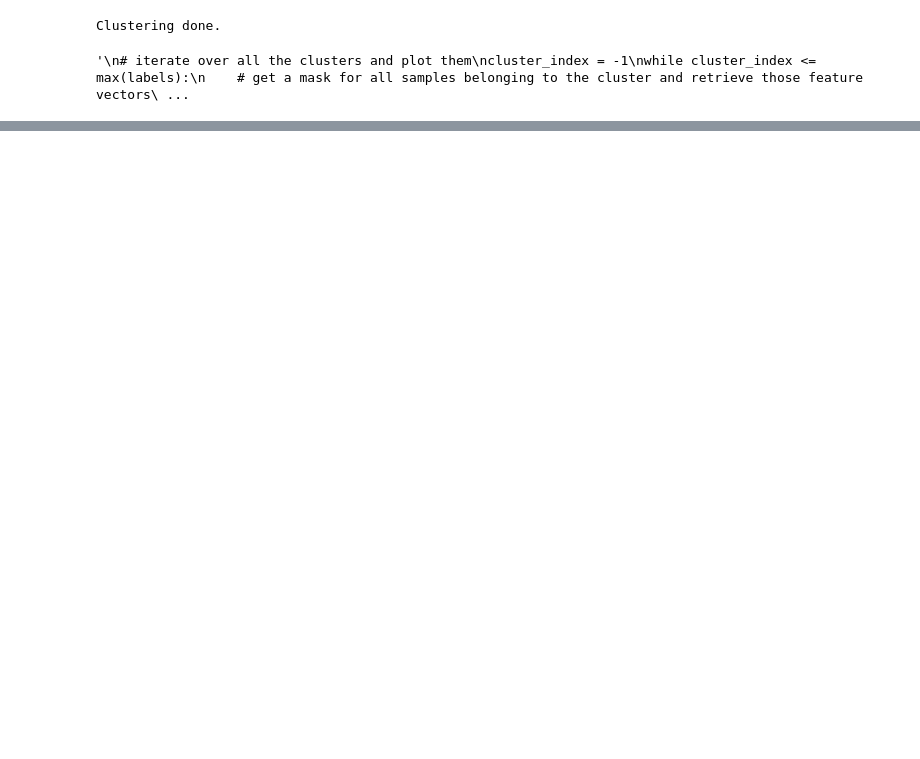
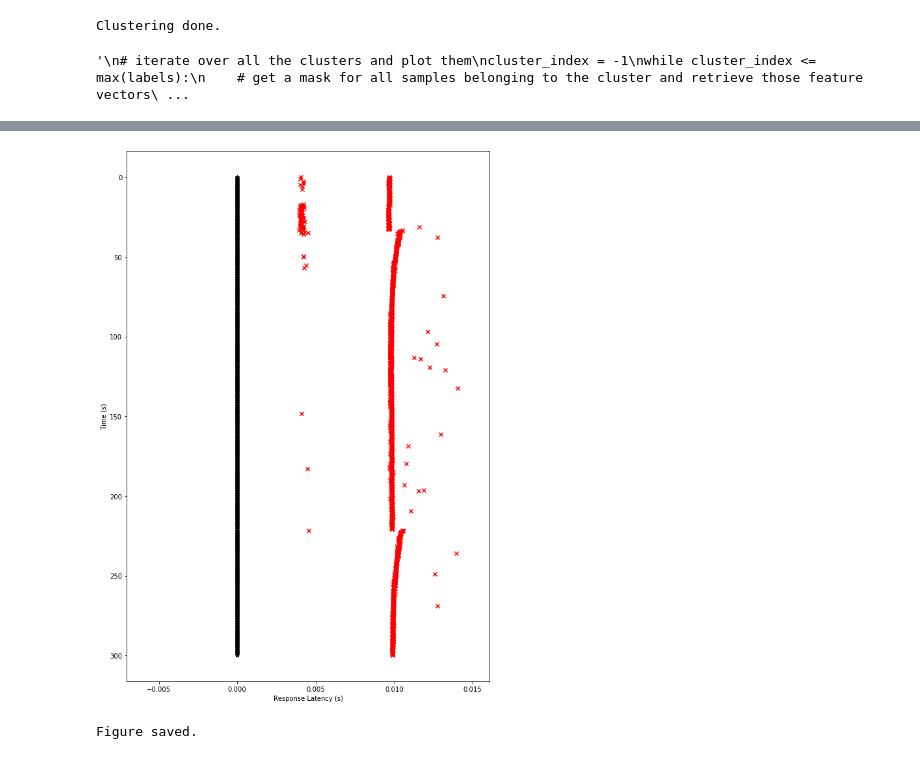
Before and after one commit to rwth-imi/openMNGlab, a Jupyter notebook: code/DBSCAN-Clustering.ipynb, the cells around one changed output, grey strips where cells are left out. Cells and saved outputs as stored; diff of their text form; code cells hidden in the pictures; blank space fills up the shorter version.

```diff
--- a/code/DBSCAN-Clustering.ipynb
+++ b/code/DBSCAN-Clustering.ipynb
@@ -116,0 +135,17 @@ plt.show()
+# %%
+import plotting
+import importlib
+importlib.reload(plotting)
+from plotting import FallingLeafPlot
+import itertools
+
+clusters_to_plot = [0, 21]
+indices = [(True if lbl in clusters_to_plot else False) for lbl in labels]
+track_aps = list(itertools.compress(actpots, indices))
+
+flplot = FallingLeafPlot()
+flplot.plot(regular_stimuli = el_stimuli, action_potentials = track_aps, plot_hlines = False)
+flplot.save_to_file(filename = "../results/falling_leaf_" + file_name + ".png")
+# %% [output]
+[figure, added]
+Figure saved.
```
Also changed, not shown: parts of 3 cells of this notebook, 7 other files.
